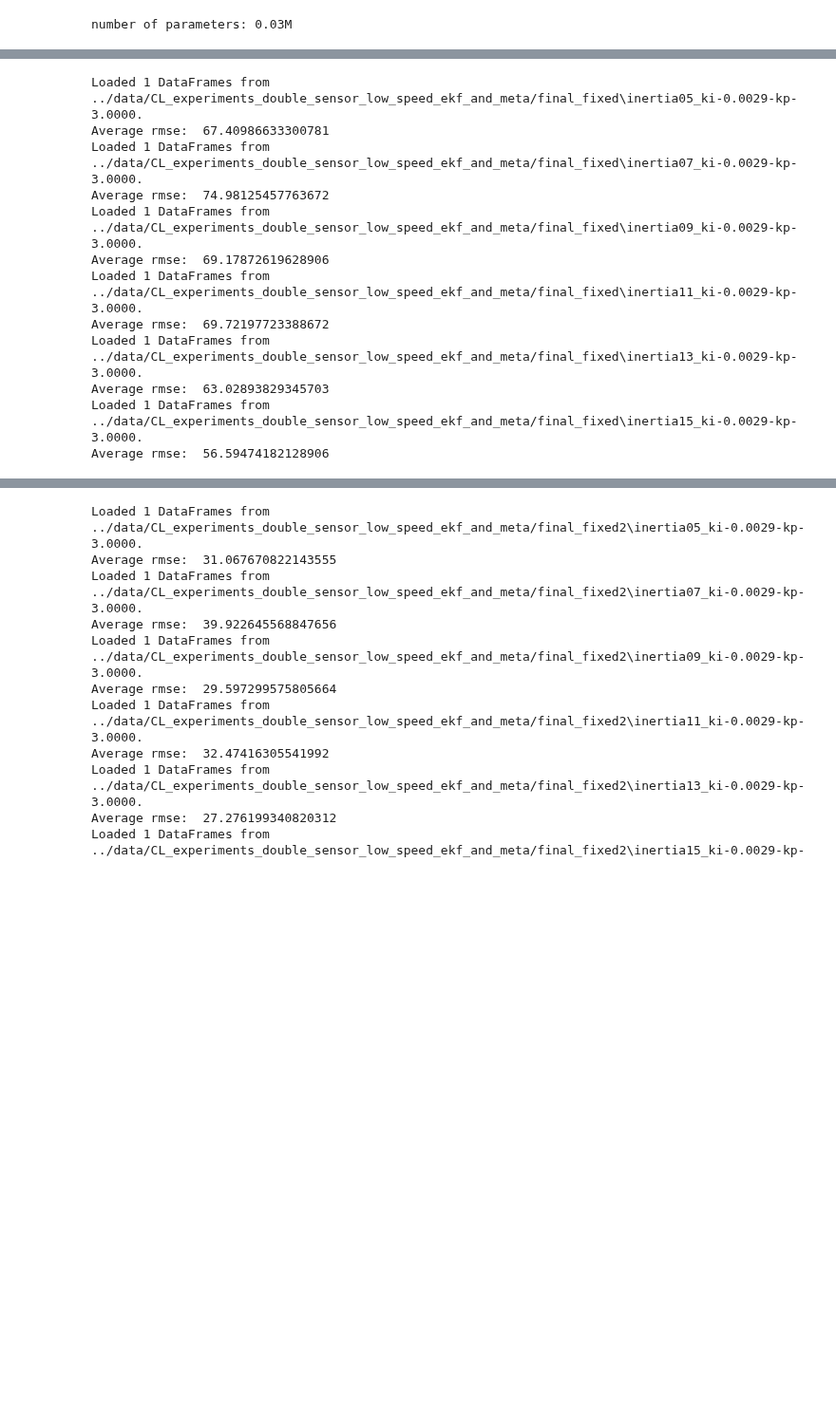
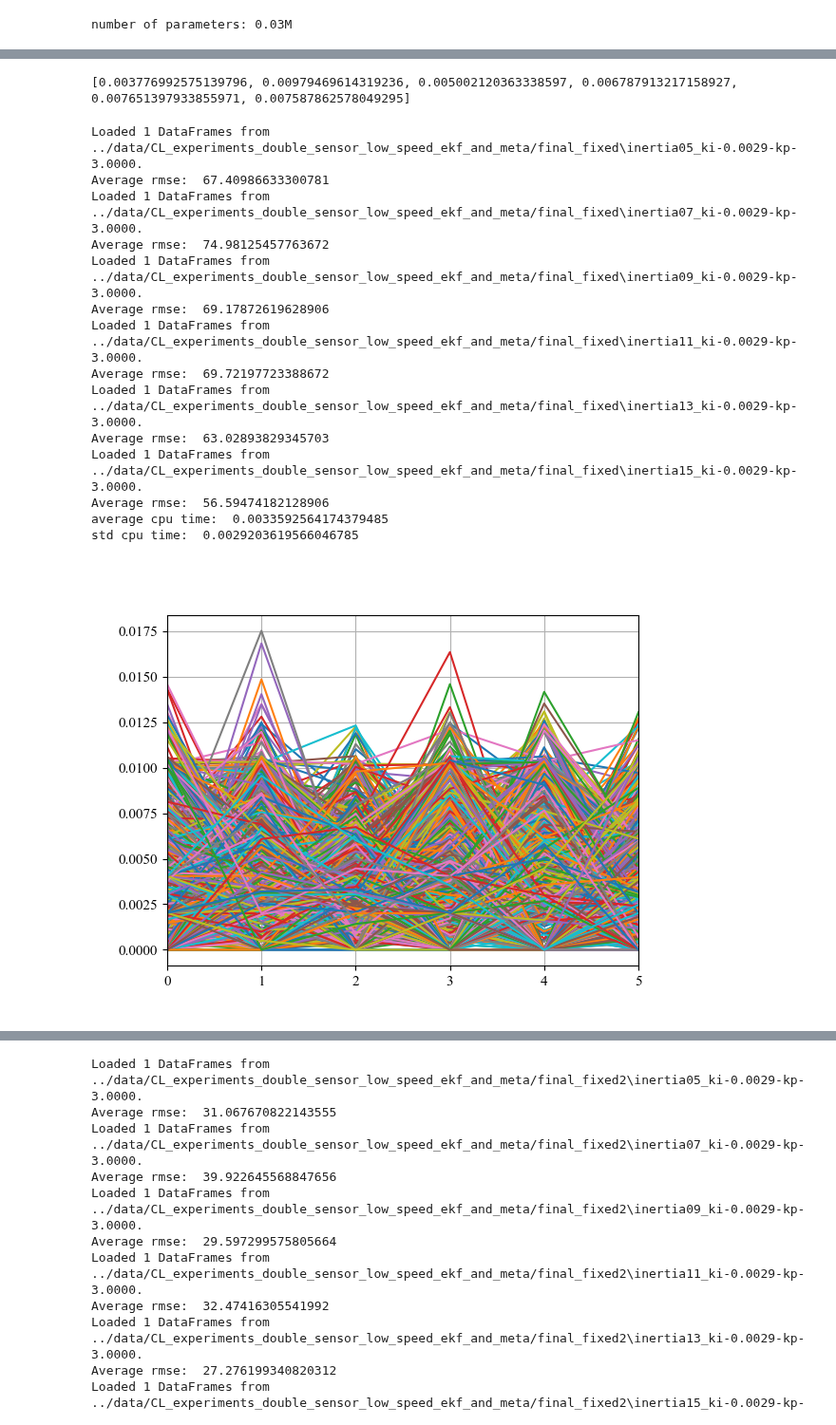
Before and after one commit to buswayne/in-context-bldc, a Jupyter notebook: speed_estimator/save_profiles.ipynb, the cells around one changed output, grey strips where cells are left out. Shown at 95% size. Saved outputs shown, nothing was run; the diff lists cells and outputs as text; code cells hidden in the pictures; blank space fills up the shorter version.

```diff
--- a/speed_estimator/save_profiles.ipynb
+++ b/speed_estimator/save_profiles.ipynb
@@ -94,6 +94,9 @@ H = exp_data["cfg"].seq_len
 number of parameters: 0.03M
 # %%
 folder_list = glob.glob(os.path.join(folder_path_final, "*"))
+
+cpu_time_avgs = []
+cpu_time_stds = []
 
 for file_idx in range(len(folder_list)):
 # for file_idx in range(1):
@@ -121,8 +124,12 @@ for file_idx in range(len(folder_list)):
     y_pred_all = torch.zeros_like(y_full_all)
     last_omega = torch.zeros((df_len, H, 1))
 
+    cpu_time =  []
+
     with torch.no_grad():
         for j in range(y_full_all.shape[1]):
+
+            start = time.time()
 
             # at time instant j
             if j < H:
@@ -137,8 +144,14 @@ for file_idx in range(len(folder_list)):
             y_pred_all[:,j,0] = pred[:,0]
             last_omega = torch.roll(last_omega, -1, 1)
             last_omega[:,-1,0] = y_pred_all[:,j,0]
+            cpu_time.append((time.time()-start))
 
         u_full_all, y_full_all, y_pred_all  = reverse_normalization(u_full_all, y_full_all, y_pred_all)
+
+    # print("average cpu time: ", np.mean(cpu_time))
+    # print("std cpu time: ", np.std(cpu_time))
+    cpu_time_avgs.append(np.mean(cpu_time))
+    cpu_time_stds.append(np.std(cpu_time))
 
     for i in range(df_len):
         y_tmp = y_full_all[i,:,:].cpu().numpy()
@@ -146,7 +159,7 @@ for file_idx in range(len(folder_list)):
 
         df = pd.read_csv(csv_list[i])
         df["omega_meta"] = y_pred_tmp
-        df.to_csv(csv_list[i])
+        # df.to_csv(csv_list[i])
         # print(y_tmp)
         # print(y_pred_tmp)
         rmse[i] = np.sqrt(((y_tmp-y_pred_tmp)**2).mean())
@@ -177,6 +190,10 @@ for file_idx in range(len(folder_list)):
 
 
     # plt.show()
+
+
+print("average cpu time: ", np.mean(cpu_time_avgs))
+print("std cpu time: ", np.mean(cpu_time_stds))
 # %% [output]
 Loaded 15 DataFrames from ../data/CL_experiments_double_sensor_low_speed_ekf_and_meta/final\inertia05_ki-0.0029-kp-3.0000.
 Average rmse:  34.81443557739258
@@ -193,6 +212,13 @@ Average rmse:  39.89146054585775
+# %%
+print(cpu_time_avgs)
+# %% [output]
+[0.003776992575139796, 0.00979469614319236, 0.005002120363338597, 0.006787913217158927, 0.007651397933855971, 0.007587862578049295]
 # %%
 folder_list = glob.glob(os.path.join(folder_path_final_fixed, "*"))
 
+cpu_time_avgs = []
+cpu_time_stds = []
+cpu_time_all = []
 for file_idx in range(len(folder_list)):
 # for file_idx in range(1):
     csv_list = glob.glob(os.path.join(folder_list[file_idx], "*.csv"))
@@ -218,10 +244,12 @@ for file_idx in range(len(folder_list)):
     y_full_all = torch.stack(y_full_all, dim=0)
     y_pred_all = torch.zeros_like(y_full_all)
     last_omega = torch.zeros((df_len, H, 1))
+    cpu_time = []
 
     with torch.no_grad():
         for j in range(y_full_all.shape[1]):
 
+            start = time.time()
             # at time instant j
             if j < H:
                 input_val = u_full_all[:, :j+1, :]
@@ -235,31 +263,50 @@ for file_idx in range(len(folder_list)):
             y_pred_all[:,j,0] = pred[:,0]
             last_omega = torch.roll(last_omega, -1, 1)
             last_omega[:,-1,0] = y_pred_all[:,j,0]
 
+            cpu_time.append((time.time()-start))
+
         u_full_all, y_full_all, y_pred_all  = reverse_normalization(u_full_all, y_full_all, y_pred_all)
 
+
+
+    cpu_time_avgs.append(np.mean(cpu_time))
+    cpu_time_stds.append(np.std(cpu_time))
+    cpu_time_all.append(cpu_time)
     for i in range(df_len):
         y_tmp = y_full_all[i,:,:].cpu().numpy()
         y_pred_tmp = y_pred_all[i,:,:].cpu().numpy()
 
         df = pd.read_csv(csv_list[i])
         df["omega_meta"] = y_pred_tmp
-        df.to_csv(csv_list[i])
+        # df.to_csv(csv_list[i])
         # print(y_tmp)
         # print(y_pred_tmp)
         rmse[i] = np.sqrt(((y_tmp-y_pred_tmp)**2).mean())
 
     print("Average rmse: ", rmse.mean())
+
+
+plt.figure()
+plt.plot(cpu_time_all)
+print("average cpu time: ", np.mean(cpu_time_avgs))
+print("std cpu time: ", np.mean(cpu_time_stds))
+
+
+plt.show()
 # %% [output]
 Loaded 1 DataFrames from ../data/CL_experiments_double_sensor_low_speed_ekf_and_meta/final_fixed\inertia05_ki-0.0029-kp-3.0000.
 Average rmse:  67.40986633300781
 Loaded 1 DataFrames from ../data/CL_experiments_double_sensor_low_speed_ekf_and_meta/final_fixed\inertia07_ki-0.0029-kp-3.0000.
 Average rmse:  74.98125457763672
 Loaded 1 DataFrames from ../data/CL_experiments_double_sensor_low_speed_ekf_and_meta/final_fixed\inertia09_ki-0.0029-kp-3.0000.
 Average rmse:  69.17872619628906
 Loaded 1 DataFrames from ../data/CL_experiments_double_sensor_low_speed_ekf_and_meta/final_fixed\inertia11_ki-0.0029-kp-3.0000.
 Average rmse:  69.72197723388672
 Loaded 1 DataFrames from ../data/CL_experiments_double_sensor_low_speed_ekf_and_meta/final_fixed\inertia13_ki-0.0029-kp-3.0000.
 Average rmse:  63.02893829345703
 Loaded 1 DataFrames from ../data/CL_experiments_double_sensor_low_speed_ekf_and_meta/final_fixed\inertia15_ki-0.0029-kp-3.0000.
 Average rmse:  56.59474182128906
+average cpu time:  0.0033592564174379485
+std cpu time:  0.0029203619566046785
+[figure, added]
```
Also changed, not shown: parts of 3 cells of this notebook, 7 other files.
